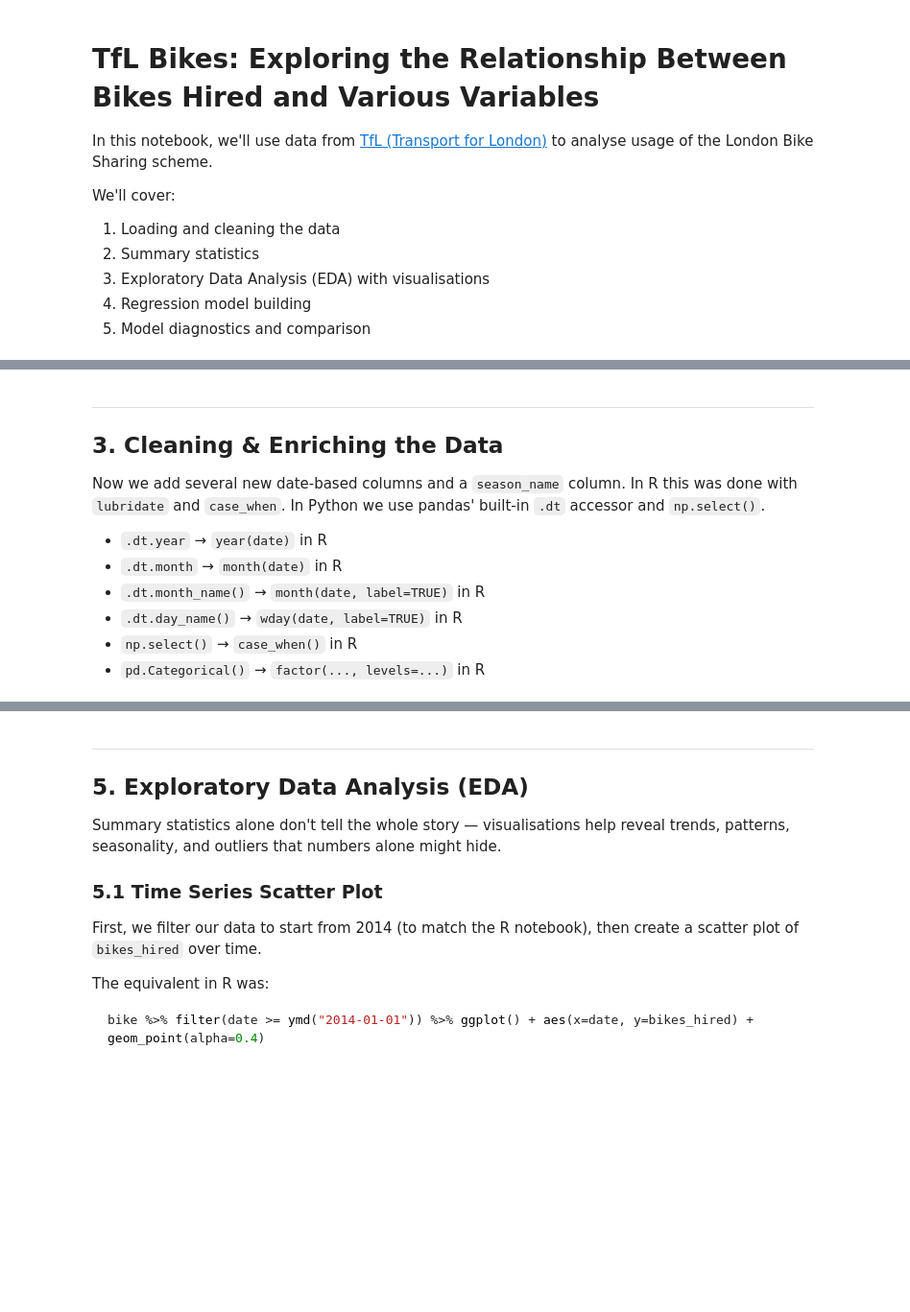
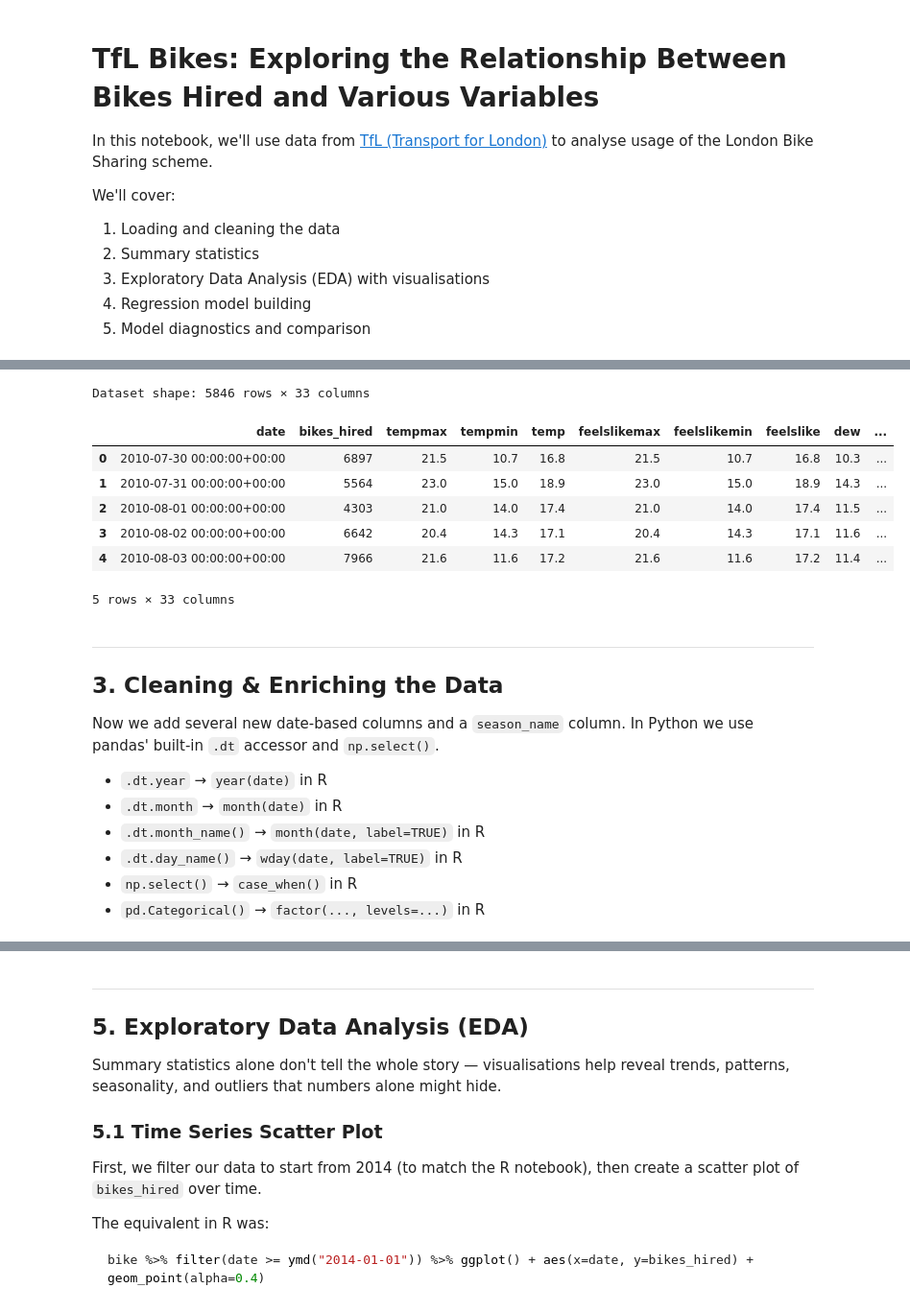
Before and after one commit to kostis-christodoulou/data_analytics_executives, a Jupyter notebook: group_project/london_bikes.ipynb, the cells around one changed output, grey strips where cells are left out. Shown at 96% size. Drawn from its saved outputs; the diff is of its cells as text; code cells hidden in the pictures; blank space fills up the shorter version.

Commit message:
added 2025 data

```diff
--- a/group_project/london_bikes.ipynb
+++ b/group_project/london_bikes.ipynb
@@ -76,32 +62,39 @@ This matches the dplyr/tidyverse style perfectly.
 # %%
 # Load the CSV and immediately start a method chain to clean/enrich it.
-# Each step is equivalent to a dplyr mutate() or pipe (%>%) step in R.
 
 bike = (
     # Step 1: Read the CSV file into a DataFrame
     # Change the path below if your file is in a different location
-    pd.read_csv('data/london_bikes.csv')
+    pd.read_csv('https://raw.githubusercontent.com/kostis-christodoulou/data_analytics_executives/main/data/london_bikes.csv')
 
     # Step 2: Parse the 'date' column as an actual date type
     # By default, pandas reads dates as plain strings — we need to convert them.
-    # This is like lubridate's ymd() in R.
     .assign(date = lambda df: pd.to_datetime(df['date']))
 
     # Step 3: Create a 'weekend' boolean column
     # .dt.day_name() returns the day name (e.g. 'Monday', 'Saturday').
-    # .isin() checks if the value is in our list — equivalent to R's %in%.
+    # .isin() checks if the value is in our list
     .assign(weekend = lambda df: df['date'].dt.day_name().isin(['Saturday', 'Sunday']))
 )
 
 # Preview the first few rows — like head() in R
 print(f"Dataset shape: {bike.shape[0]} rows × {bike.shape[1]} columns")
 bike.head()
+# %% [output]
+Dataset shape: 5846 rows × 33 columns
+|  | date | bikes_hired | tempmax | tempmin | temp | feelslikemax | feelslikemin | feelslike | dew | ... |
+| 0 | 2010-07-30 00:00:00+00:00 | 6897 | 21.5 | 10.7 | 16.8 | 21.5 | 10.7 | 16.8 | 10.3 | ... |
+| 1 | 2010-07-31 00:00:00+00:00 | 5564 | 23.0 | 15.0 | 18.9 | 23.0 | 15.0 | 18.9 | 14.3 | ... |
+| 2 | 2010-08-01 00:00:00+00:00 | 4303 | 21.0 | 14.0 | 17.4 | 21.0 | 14.0 | 17.4 | 11.5 | ... |
+| 3 | 2010-08-02 00:00:00+00:00 | 6642 | 20.4 | 14.3 | 17.1 | 20.4 | 14.3 | 17.1 | 11.6 | ... |
+| 4 | 2010-08-03 00:00:00+00:00 | 7966 | 21.6 | 11.6 | 17.2 | 21.6 | 11.6 | 17.2 | 11.4 | ... |
+5 rows × 33 columns
 # %% [markdown]
 ---
 ## 3. Cleaning & Enriching the Data
 
 Now we add several new date-based columns and a `season_name` column.
-In R this was done with `lubridate` and `case_when`. In Python we use pandas' built-in `.dt` accessor and `np.select()`.
+In Python we use pandas' built-in `.dt` accessor and `np.select()`.
 
 - `.dt.year` → `year(date)` in R
 - `.dt.month` → `month(date)` in R
```
Also changed, not shown: parts of 11 cells of this notebook, 5 other files.
